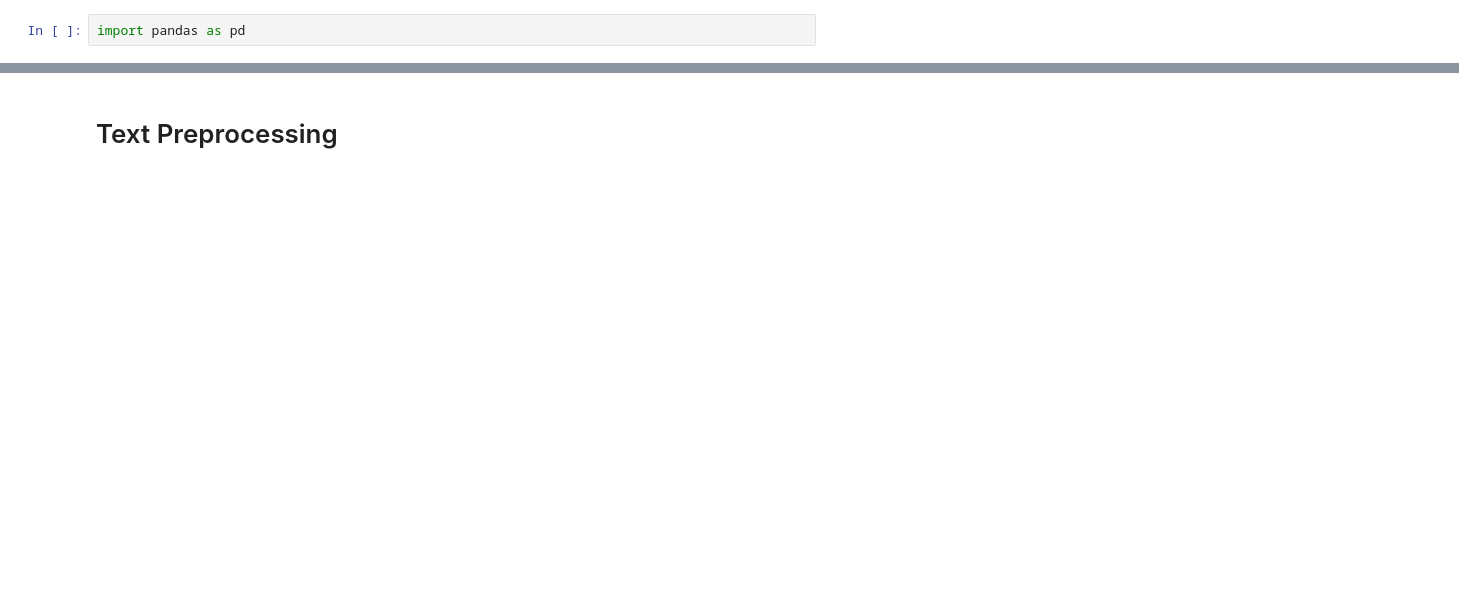
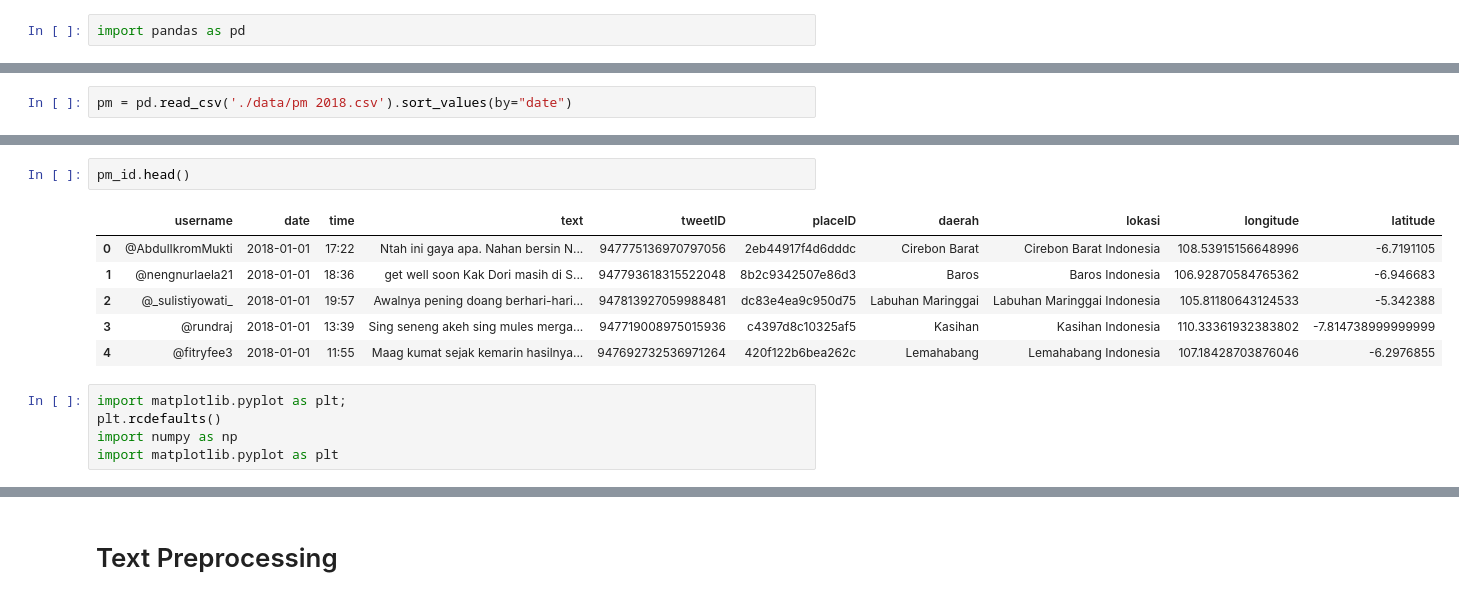
Before and after one commit to robitalhazmi/final-project, a Jupyter notebook: preprocessing.ipynb, the cells around one changed output, grey strips where cells are left out. Drawn from its saved outputs; the diff is of its cells as text; blank space fills up the shorter version.

```diff
--- a/preprocessing.ipynb
+++ b/preprocessing.ipynb
@@ -8,0 +5,2 @@ diare.shape
+# %%
+pm = pd.read_csv('./data/pm 2018.csv').sort_values(by="date")
@@ -8,0 +44,14 @@ diare.shape
+# %%
+pm_id.head()
+# %% [output]
+|  | username | date | time | text | tweetID | placeID | daerah | lokasi | longitude | latitude |
+| 0 | @AbdulIkromMukti | 2018-01-01 | 17:22 | Ntah ini gaya apa. Nahan bersin N... | 947775136970797056 | 2eb44917f4d6dddc | Cirebon Barat | Cirebon Barat Indonesia | 108.53915156648996 | -6.7191105 |
+| 1 | @nengnurlaela21 | 2018-01-01 | 18:36 | get well soon Kak Dori masih di S... | 947793618315522048 | 8b2c9342507e86d3 | Baros | Baros Indonesia | 106.92870584765362 | -6.946683 |
+| 2 | @_sulistiyowati_ | 2018-01-01 | 19:57 | Awalnya pening doang berhari-hari... | 947813927059988481 | dc83e4ea9c950d75 | Labuhan Maringgai | Labuhan Maringgai Indonesia | 105.81180643124533 | -5.342388 |
+| 3 | @rundraj | 2018-01-01 | 13:39 | Sing seneng akeh sing mules merga... | 947719008975015936 | c4397d8c10325af5 | Kasihan | Kasihan Indonesia | 110.33361932383802 | -7.814738999999999 |
+| 4 | @fitryfee3 | 2018-01-01 | 11:55 | Maag kumat sejak kemarin hasilnya... | 947692732536971264 | 420f122b6bea262c | Lemahabang | Lemahabang Indonesia | 107.18428703876046 | -6.2976855 |
+# %%
+import matplotlib.pyplot as plt;
+plt.rcdefaults()
+import numpy as np
+import matplotlib.pyplot as plt
```
Also changed, not shown: parts of 23 cells of this notebook, 3 other files.
